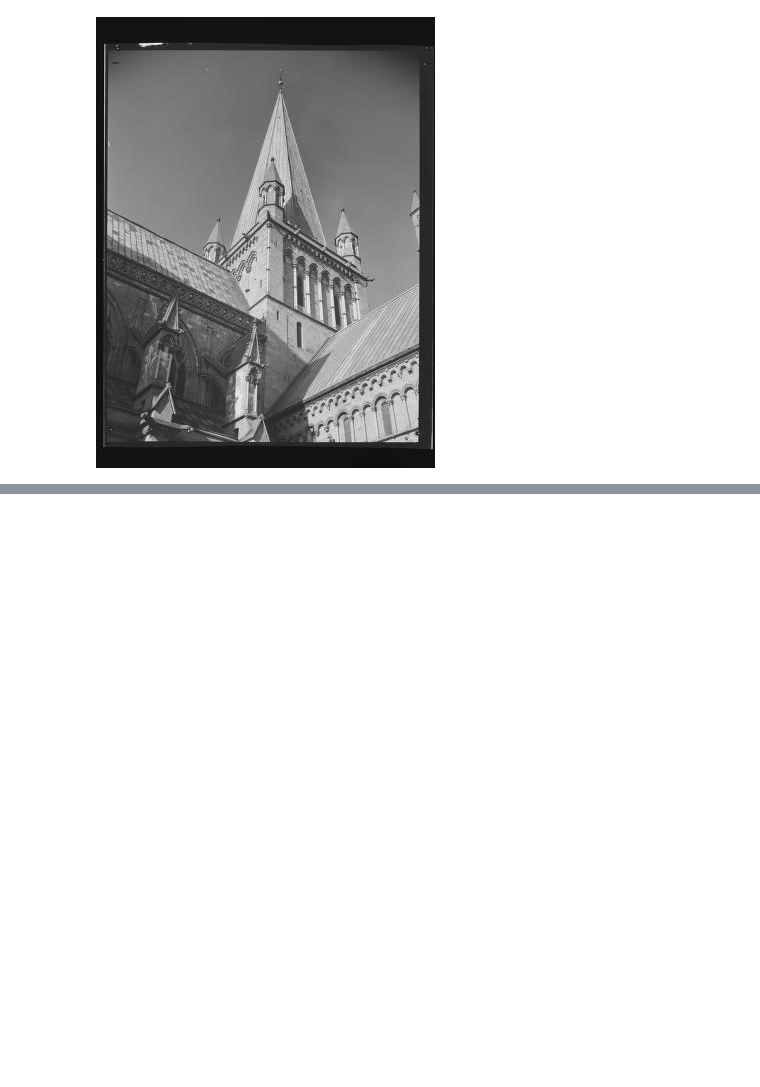
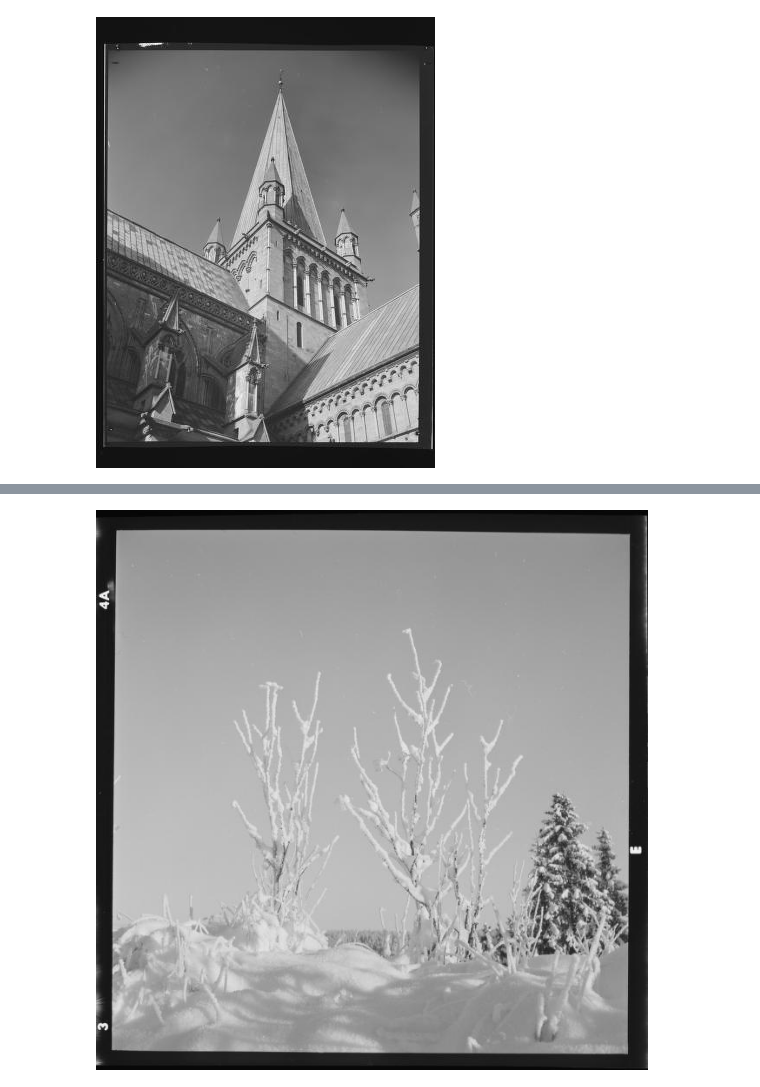
Before and after one commit to Yoonsen/Pictures, a Jupyter notebook: super_search_thumbnail.ipynb, the cells around one changed output, grey strips where cells are left out. Drawn from its saved outputs; the diff is of its cells as text; code cells hidden in the pictures; blank space fills up the shorter version.

```diff
--- a/super_search_thumbnail.ipynb
+++ b/super_search_thumbnail.ipynb
@@ -9,0 +20,4 @@ Image.open(bp.load_picture(bp.picture_url(pics, 5, 500)))
+# %%
+show_picture(picts, 4)
+# %% [output]
+[figure, added]
```
Also changed, not shown: parts of 6 cells of this notebook, 1 other file.
